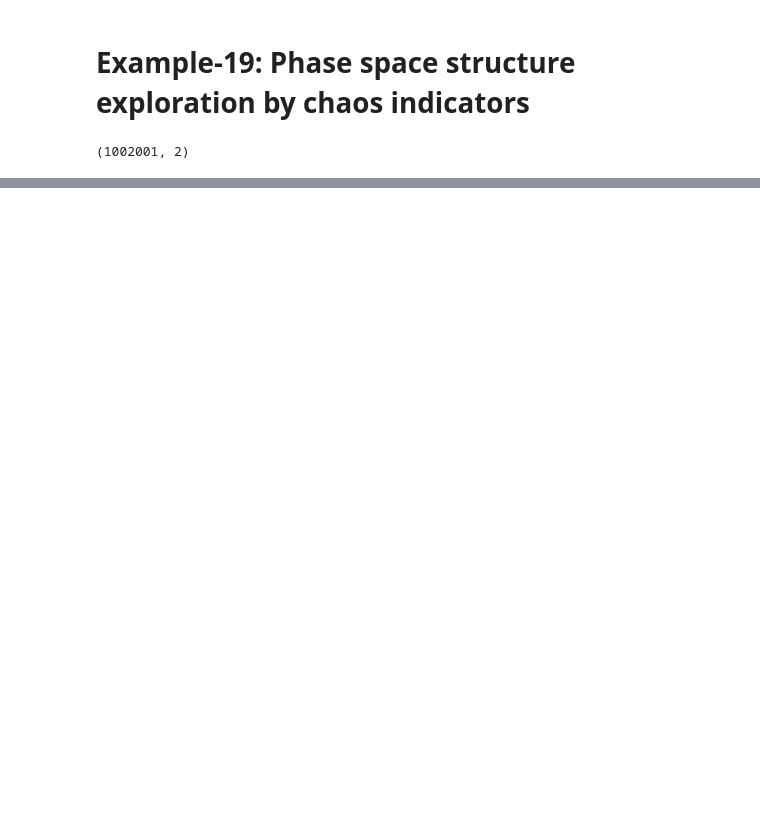
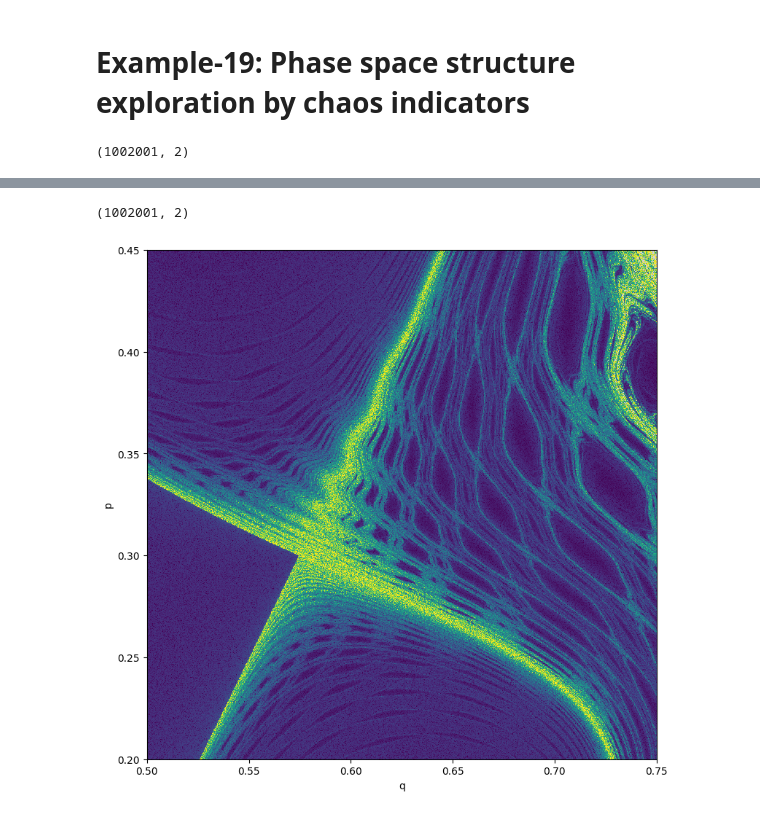
Before and after one commit to i-a-morozov/tohubohu, a Jupyter notebook: docs/source/examples/example-18.ipynb, the cells around one changed output, grey strips where cells are left out. Saved outputs shown, nothing was run; the diff lists cells and outputs as text; code cells hidden in the pictures; blank space fills up the shorter version.

Commit message:
26_08_2025: updated phase space structure example (region zoom)

```diff
--- a/docs/source/examples/example-18.ipynb
+++ b/docs/source/examples/example-18.ipynb
@@ -143,0 +144,35 @@ Wall time: 24 s
+# %%
+# Set initial grid (zoom)
+
+n = 1001
+
+qs = jax.numpy.linspace(0.5, 0.75, n)
+ps = jax.numpy.linspace(0.2, 0.45, n)
+xs = jax.numpy.stack(jax.numpy.meshgrid(qs, ps, indexing='ij')).swapaxes(-1, 0).reshape(n*n, -1)
+xs.shape
+# %% [output]
+(1002001, 2)
+# %%
+%%time
+
+# Evaluate indicator (REM)
+
+out = jit(vmap(indicator_rem))(xs).block_until_ready()
+
+# Winsorize data
+
+data = numpy.array(out)
+data[data < -15.0] = -15.0
+data[data > -3.0] = -3.0
+data = data.reshape(n, n)
+
+# Plot
+
+plt.figure(figsize=(8, 8))
+plt.imshow(data, aspect='equal', vmin=-15.0, vmax=-3.0, origin='lower', cmap=cmap, interpolation='nearest', extent=(0.5, 0.75, 0.2, 0.45))
+plt.xlabel('q')
+plt.ylabel('p')
+plt.tight_layout()
+plt.show()
+# %% [output]
+[figure, added]
```
Also changed, not shown: parts of 6 cells of this notebook, 1 other file.
